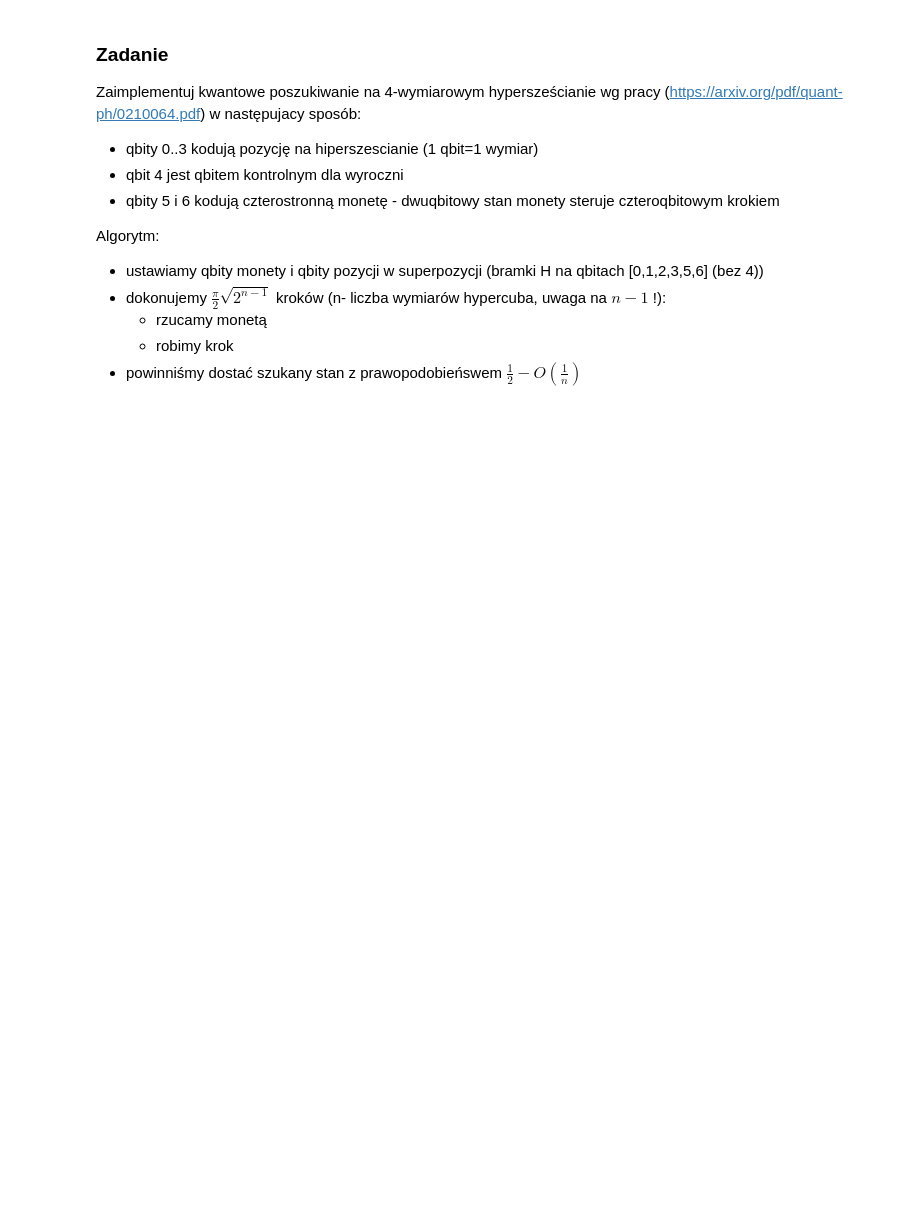
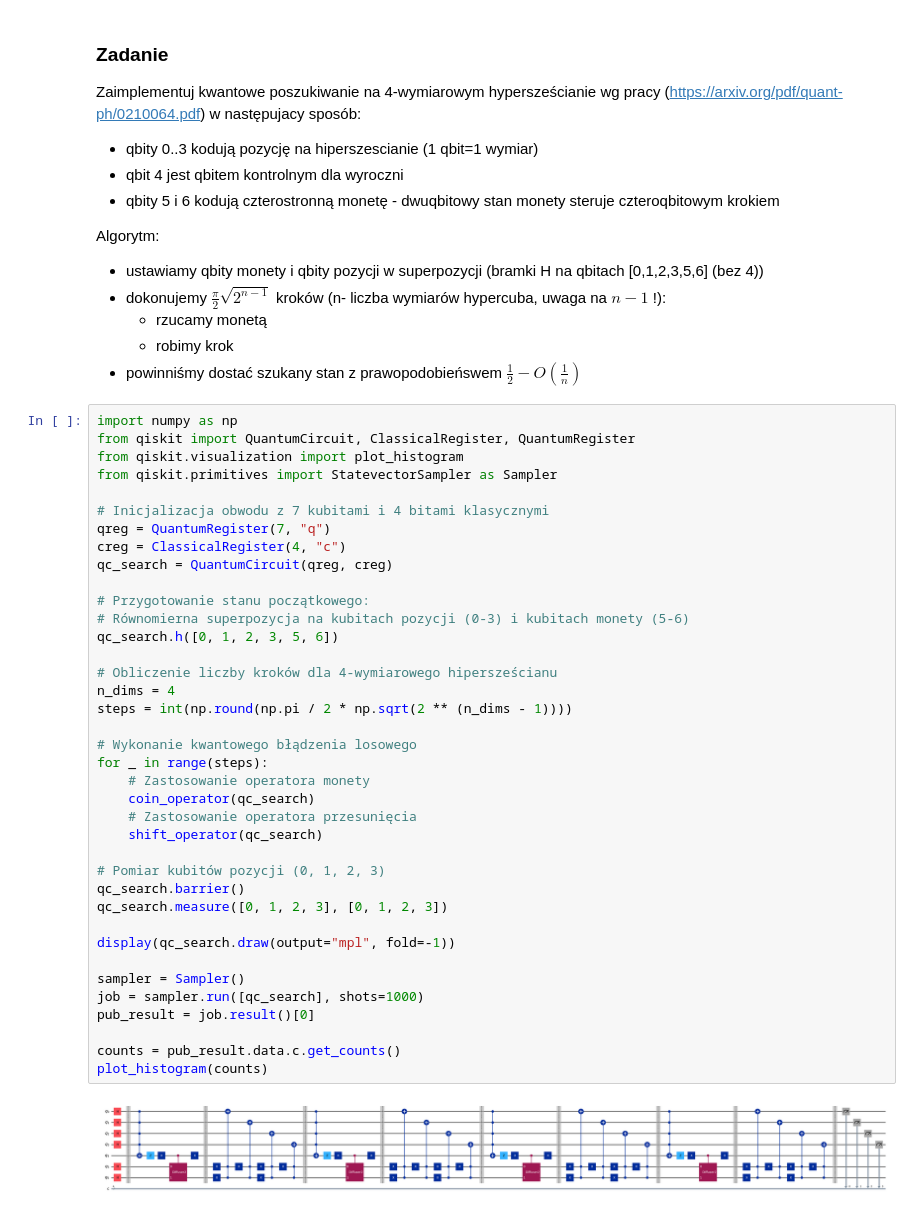
Before and after one commit to rmesek/mmik-agh-2026, a Jupyter notebook: lab11/adv_qwalk.ipynb, the cells around one changed output. Drawn from its saved outputs; the diff is of its cells as text; blank space fills up the shorter version.

```diff
--- a/lab11/adv_qwalk.ipynb
+++ b/lab11/adv_qwalk.ipynb
@@ -225,3 +237,43 @@ Algorytm:
      * rzucamy monetą
      * robimy krok
  * powinniśmy dostać szukany stan z prawopodobieńswem $\frac{1}{2}-O(\frac{1}{n})$
+# %%
+import numpy as np
+from qiskit import QuantumCircuit, ClassicalRegister, QuantumRegister
+from qiskit.visualization import plot_histogram
+from qiskit.primitives import StatevectorSampler as Sampler
+
+# Inicjalizacja obwodu z 7 kubitami i 4 bitami klasycznymi
+qreg = QuantumRegister(7, "q")
+creg = ClassicalRegister(4, "c")
+qc_search = QuantumCircuit(qreg, creg)
+
+# Przygotowanie stanu początkowego:
+# Równomierna superpozycja na kubitach pozycji (0-3) i kubitach monety (5-6)
+qc_search.h([0, 1, 2, 3, 5, 6])
+
+# Obliczenie liczby kroków dla 4-wymiarowego hipersześcianu
+n_dims = 4
+steps = int(np.round(np.pi / 2 * np.sqrt(2 ** (n_dims - 1))))
+
+# Wykonanie kwantowego błądzenia losowego
+for _ in range(steps):
+    # Zastosowanie operatora monety
+    coin_operator(qc_search)
+    # Zastosowanie operatora przesunięcia
+    shift_operator(qc_search)
+
+# Pomiar kubitów pozycji (0, 1, 2, 3)
+qc_search.barrier()
+qc_search.measure([0, 1, 2, 3], [0, 1, 2, 3])
+
+display(qc_search.draw(output="mpl", fold=-1))
+
+sampler = Sampler()
+job = sampler.run([qc_search], shots=1000)
+pub_result = job.result()[0]
+
+counts = pub_result.data.c.get_counts()
+plot_histogram(counts)
+# %% [output]
+[figure, added]
```
Also changed, not shown: parts of 11 cells of this notebook.
